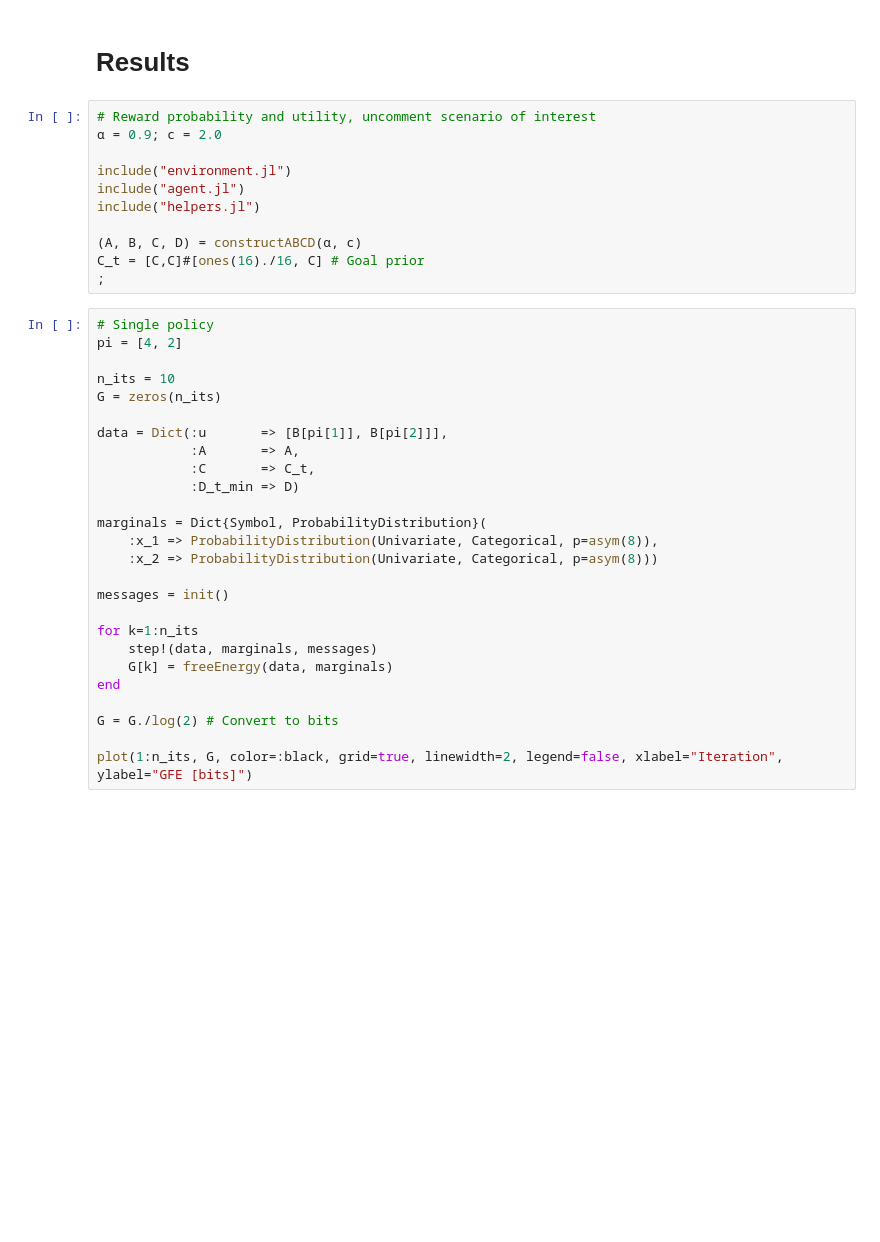
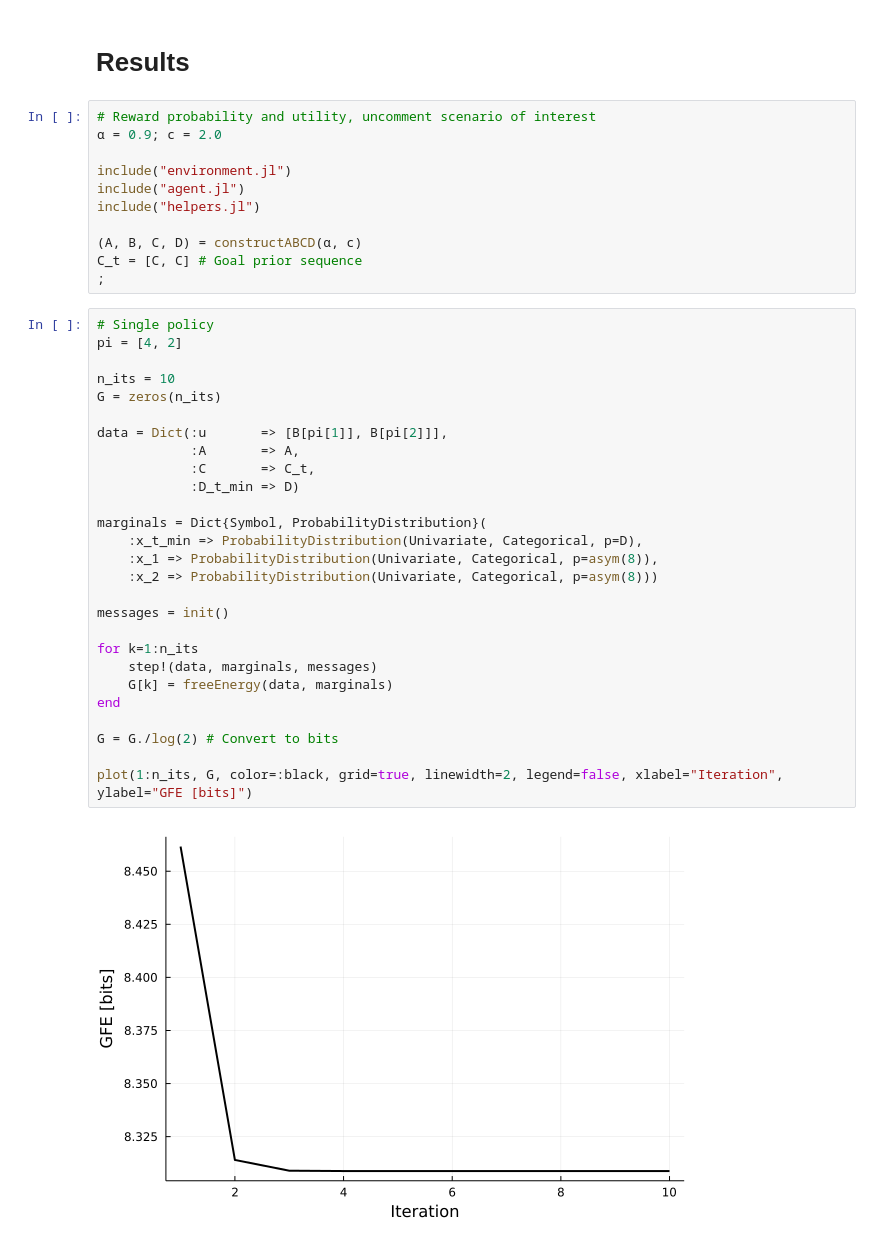
Before and after one commit to biaslab/LAIF, a Jupyter notebook: src/FLSimulations/T-maze_planning_GBFE.ipynb, the cells around one changed output. Cells and saved outputs as stored; diff of their text form; blank space fills up the shorter version.

```diff
--- a/src/FLSimulations/T-maze_planning_GBFE.ipynb
+++ b/src/FLSimulations/T-maze_planning_GBFE.ipynb
@@ -96,33 +84,36 @@ include("agent.jl")
 include("helpers.jl")
 
 (A, B, C, D) = constructABCD(α, c)
-C_t = [C,C]#[ones(16)./16, C] # Goal prior
+C_t = [C, C] # Goal prior sequence
 ;
 # %%
 # Single policy
 pi = [4, 2]
 
 n_its = 10
 G = zeros(n_its)
 
 data = Dict(:u       => [B[pi[1]], B[pi[2]]],
             :A       => A,
             :C       => C_t,
             :D_t_min => D)
 
 marginals = Dict{Symbol, ProbabilityDistribution}(
+    :x_t_min => ProbabilityDistribution(Univariate, Categorical, p=D),
     :x_1 => ProbabilityDistribution(Univariate, Categorical, p=asym(8)),
     :x_2 => ProbabilityDistribution(Univariate, Categorical, p=asym(8)))
 
 messages = init()
 
 for k=1:n_its
     step!(data, marginals, messages)
     G[k] = freeEnergy(data, marginals)
 end
 
 G = G./log(2) # Convert to bits
 
 plot(1:n_its, G, color=:black, grid=true, linewidth=2, legend=false, xlabel="Iteration", ylabel="GFE [bits]")
+# %% [output]
+[figure, added]
 # %%
 # GBFE for all policies
```
Also changed, not shown: parts of 2 cells of this notebook, 6 other files.
